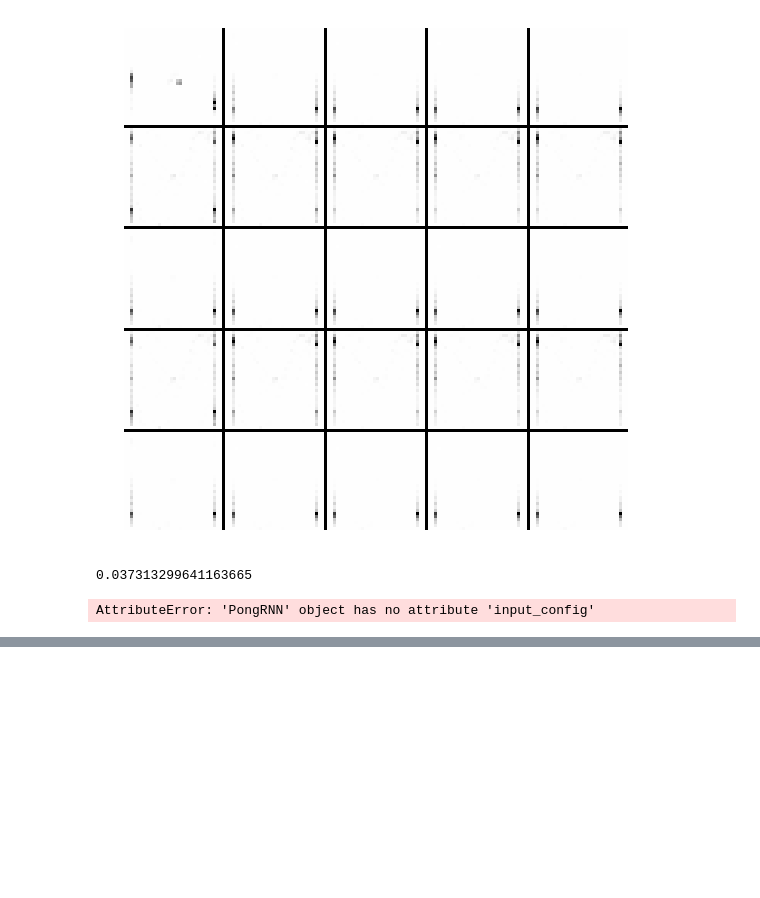
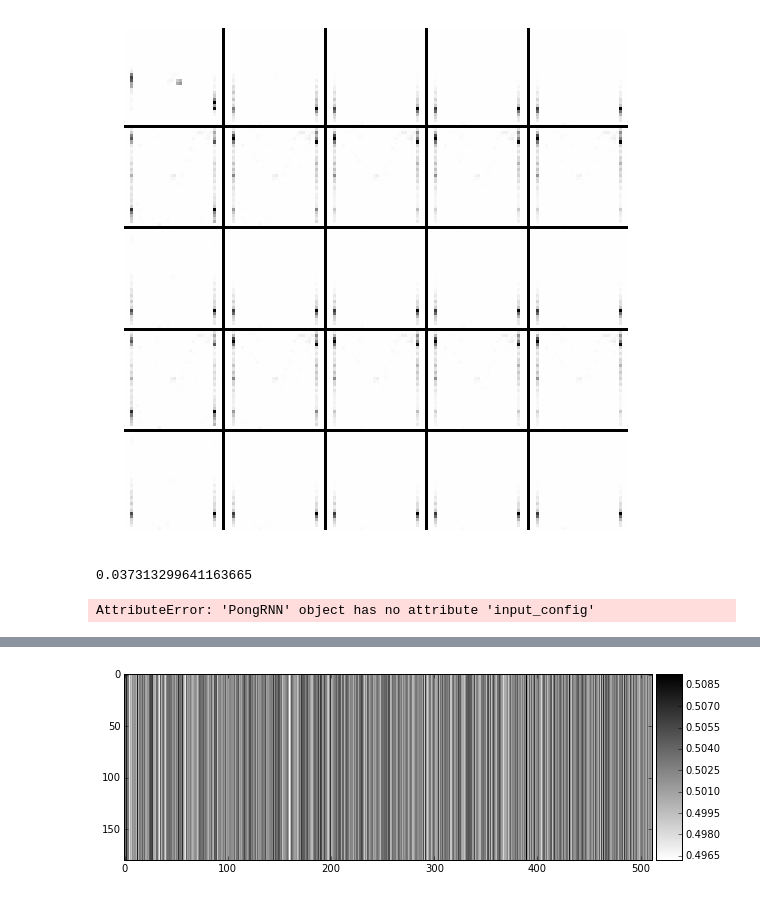
Before and after one commit to dmgottlieb/pong_rnn, a Jupyter notebook: PongRNN.ipynb, the cells around one changed output, grey strips where cells are left out. Cells and saved outputs as stored; diff of their text form; code cells hidden in the pictures; blank space fills up the shorter version.

```diff
--- a/PongRNN.ipynb
+++ b/PongRNN.ipynb
@@ -314,0 +419,24 @@ AttributeError: 'PongRNN' object has no attribute 'input_config'
+# %%
+# try feeding the network some real frames and then some zero frames.
+# Later activations should reflect some memory of earlier activations.
+
+# CONTROL: feed in all zeros
+
+indices = np.arange(9)
+
+X = [q_val[indices,],p_val[indices,]]
+
+q = np.zeros_like(X[0]).astype(np.float32)
+p = np.zeros_like(X[1]).astype(np.float32)
+
+
+H_control = H_f(q, p)
+H_control = np.squeeze(H_control)
+
+# visualize control activations
+
+H_viz = np.repeat(H_control, 20, axis=0)
+
+nice_imshow(plt.gca(), 1 - H_viz, cmap=cm.binary)
+# %% [output]
+[figure, added]
```
Also changed, not shown: parts of 21 cells of this notebook, 7 other files.
